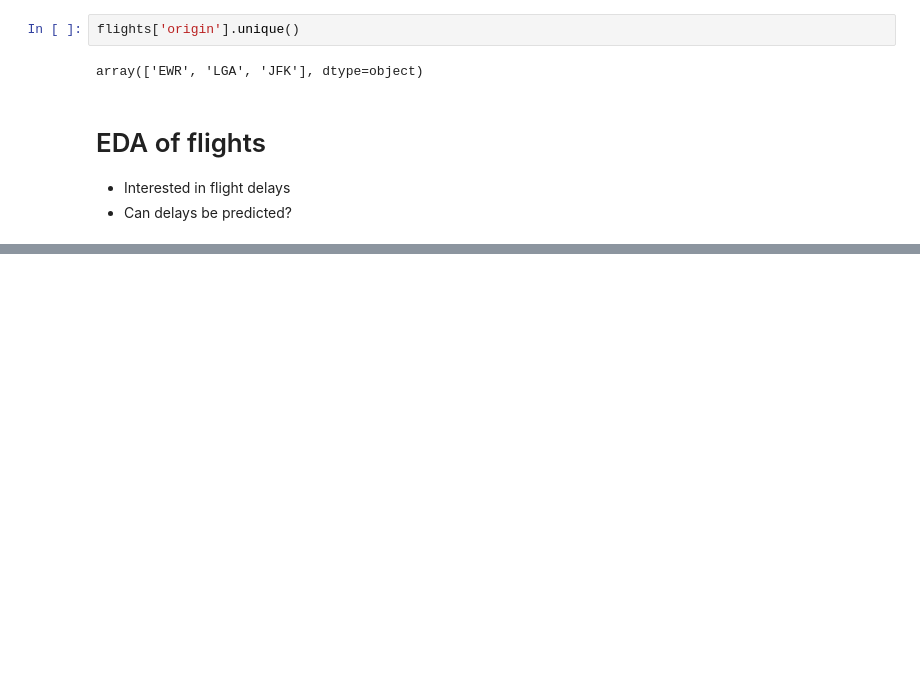
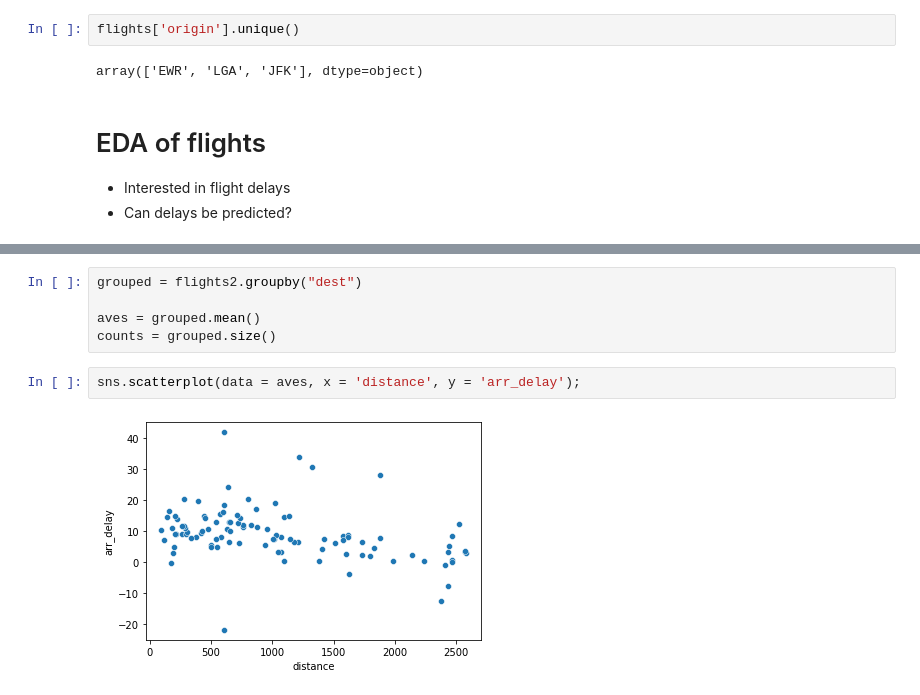
Before and after one commit to mguner/summer-2022, a Jupyter notebook: 05c-flights-intro.ipynb, the cells around one changed output, grey strips where cells are left out. Cells and saved outputs as stored; diff of their text form; blank space fills up the shorter version.

```diff
--- a/05c-flights-intro.ipynb
+++ b/05c-flights-intro.ipynb
@@ -92,0 +169,9 @@ array(['EWR', 'LGA', 'JFK'], dtype=object)
+# %%
+grouped = flights2.groupby("dest")
+
+aves = grouped.mean()
+counts = grouped.size()
+# %%
+sns.scatterplot(data = aves, x = 'distance', y = 'arr_delay');
+# %% [output]
+[figure, added]
```
Also changed, not shown: parts of 10 cells of this notebook.
